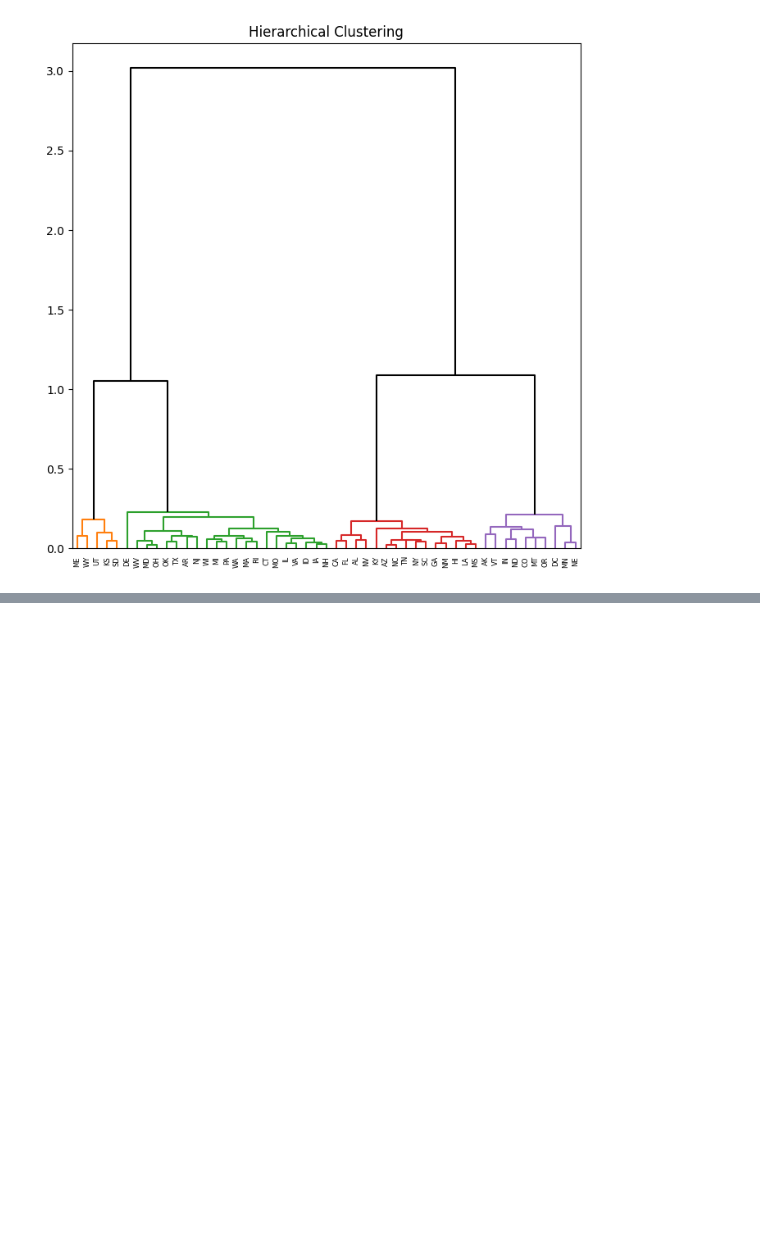
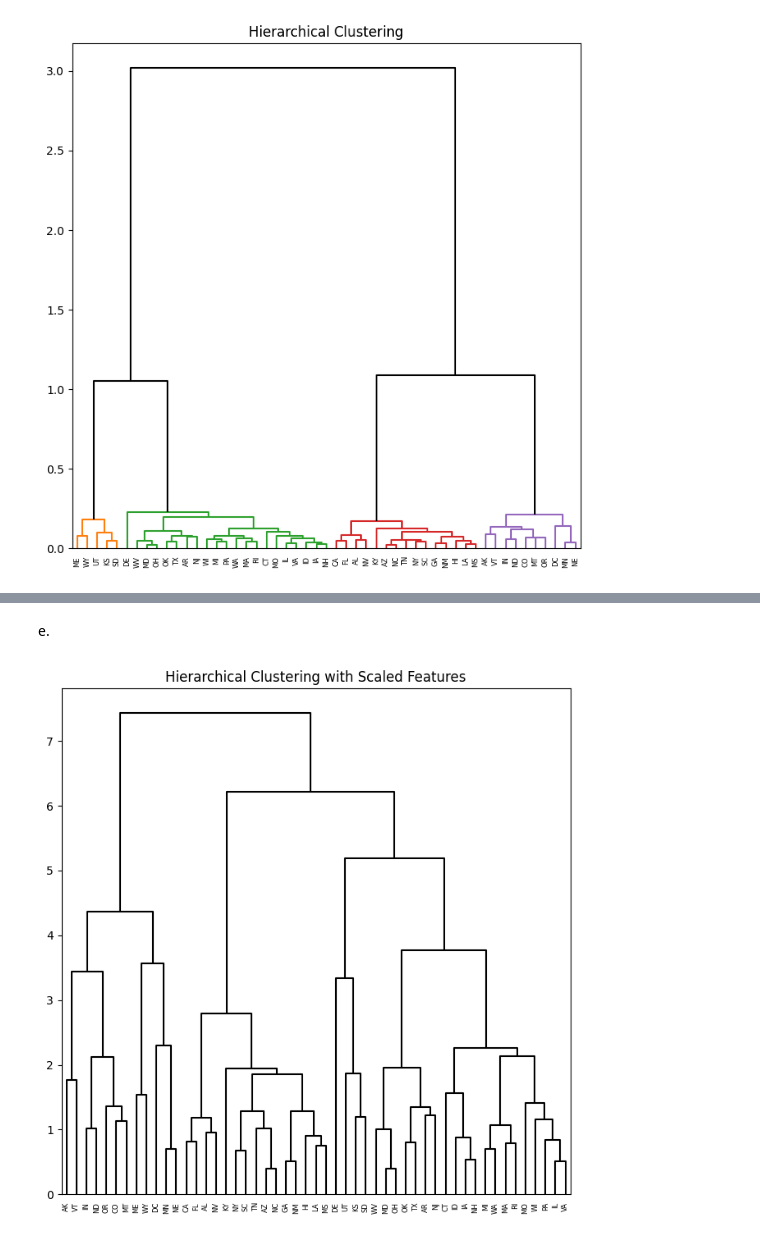
Before and after one commit to katesnow1/code_2600, a Jupyter notebook: homework3.ipynb, the cells around one changed output, grey strips where cells are left out. Cells and saved outputs as stored; diff of their text form; code cells hidden in the pictures; blank space fills up the shorter version.

```diff
--- a/homework3.ipynb
+++ b/homework3.ipynb
@@ -623,8 +637,9 @@ array([[0, 1, 0, 2, 0, 1, 2, 2, 1, 0, 0, 0, 2, 2, 1, 2, 3, 0, 0, 3, 2, 2,
         2, 1, 0, 2, 1, 1, 0, 2, 2, 0, 0, 0, 1, 2, 2, 1, 2, 2, 0, 3, 0, 2,
         3, 1, 2, 2, 2, 2, 3]])
 # %%
-X['cluster']=cut_tree(linkage_comp, n_clusters=4)
-X.sort_values('cluster')
+xcopy = X.copy()
+xcopy['cluster']=cut_tree(linkage_comp2, n_clusters=4)
+xcopy.sort_values('cluster')
 # %% [output]
 |  | Formal_Volunteering | Organizational_Membership | Charitable_Giving | Voting_Local | Attending_Public_Meetings | ... |
 | State |  |  |  |  |  | ... |
@@ -661,0 +693,16 @@ ax.set_title("Hierarchical Clustering");
+# %% [markdown]
+e.
+# %%
+scaler = StandardScaler()
+X_scale = scaler.fit_transform(X)
+hc_comp_scale = HClust(distance_threshold=0,
+                       n_clusters=None,
+                       linkage='complete').fit(X_scale)
+linkage_comp_scale = compute_linkage(hc_comp_scale)
+fig, ax = plt.subplots(1, 1, figsize=(8, 8))
+dendrogram(linkage_comp_scale, ax=ax,
+           leaf_rotation=90, labels=X.index,
+           color_threshold=-np.inf, above_threshold_color='black')
+ax.set_title("Hierarchical Clustering with Scaled Features");
+# %% [output]
+[figure, added]
```
Also changed, not shown: parts of 17 cells of this notebook, 1 other file.
